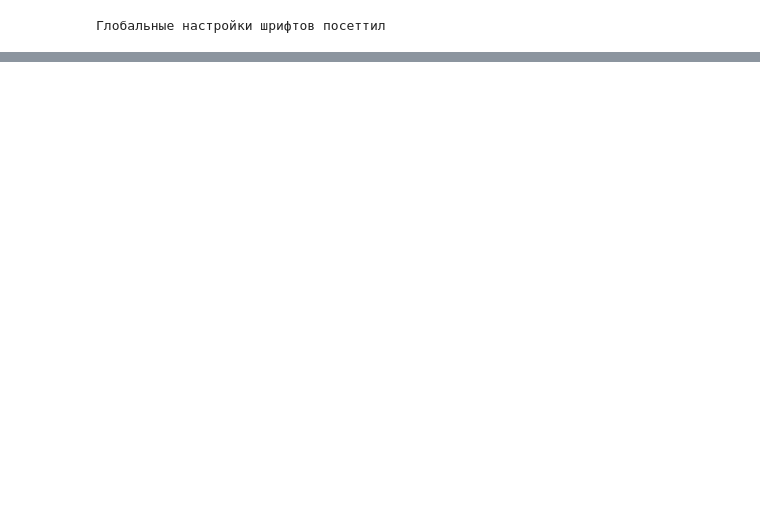
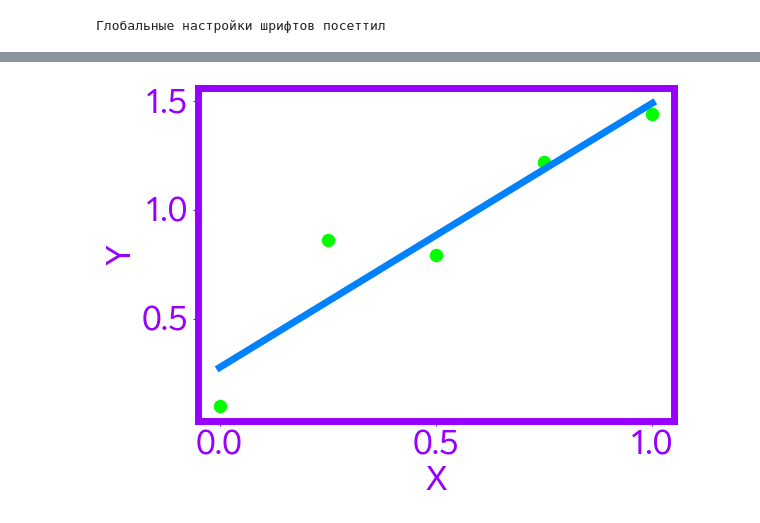
Before and after one commit to kokamido/kontur_conf_slides, a Jupyter notebook: test.ipynb, the cells around one changed output, grey strips where cells are left out. Saved outputs shown, nothing was run; the diff lists cells and outputs as text; code cells hidden in the pictures; blank space fills up the shorter version.

```diff
--- a/test.ipynb
+++ b/test.ipynb
@@ -6,10 +13,3 @@ import os
 import matplotlib.pyplot as plt
 # %% [output]
 Глобальные настройки шрифтов посеттил
-# %%
-a = Value(data=5, label='a')
-b = Value(data=7, label='b')
-c = b - a
-d = draw_dot(c)
-d.render('pics/test_graph', view=True, format='svg')
-d
@@ -41,0 +125,9 @@ plt.gcf().show()
+# %%
+data_xs = np.linspace(0, 1, 5)
+data_ys = data_xs + np.random.rand(len(data_xs)) * 0.75
+# %%
+from sklearn.linear_model import LinearRegression
+
+reg = LinearRegression(copy_X=True, fit_intercept=True)
+reg.fit(data_xs[:, np.newaxis], data_ys)
+reg.coef_, reg.intercept_
@@ -41,0 +174,31 @@ plt.gcf().show()
+# %%
+ax = plt.gca()
+
+ax.scatter(data_xs, data_ys, c=COLOR_GREEN, s=75)
+
+ax.plot(
+    data_xs,
+    data_xs * reg.coef_ + reg.intercept_,
+    c=COLOR_BLUE,
+    lw=5,
+    alpha=1.0,
+)
+
+
+def get_nearest(x, y, reg):
+    a, b, c = -1, reg.coef_, reg.intercept_
+    res_x = (b * (b * x - a * y) - a * c) / (a**2 + b**2)
+    res_y = (a * (-b * x + a * y) - b * c) / (a**2 + b**2)
+    return res_x, res_y
+
+
+ax.set_xlabel("X")
+ax.set_ylabel("Y")
+ax.legend()
+fix_axes_style(ax)
+plt.legend(framealpha=0.0)
+plt.tight_layout()
+plt.savefig("pics/derivative_4.svg", transparent=True)
+plt.show()
+# %% [output]
+[figure, added]
```
Also changed, not shown: parts of 10 cells of this notebook, 26 other files.
